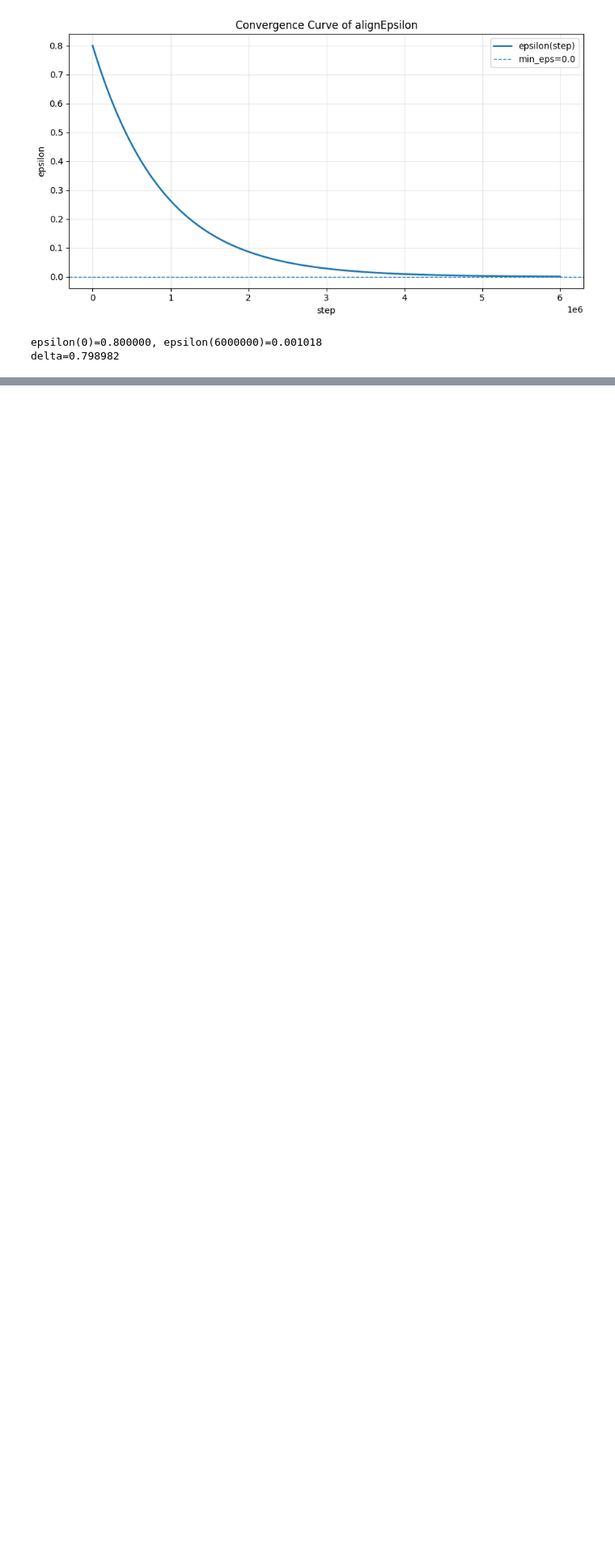
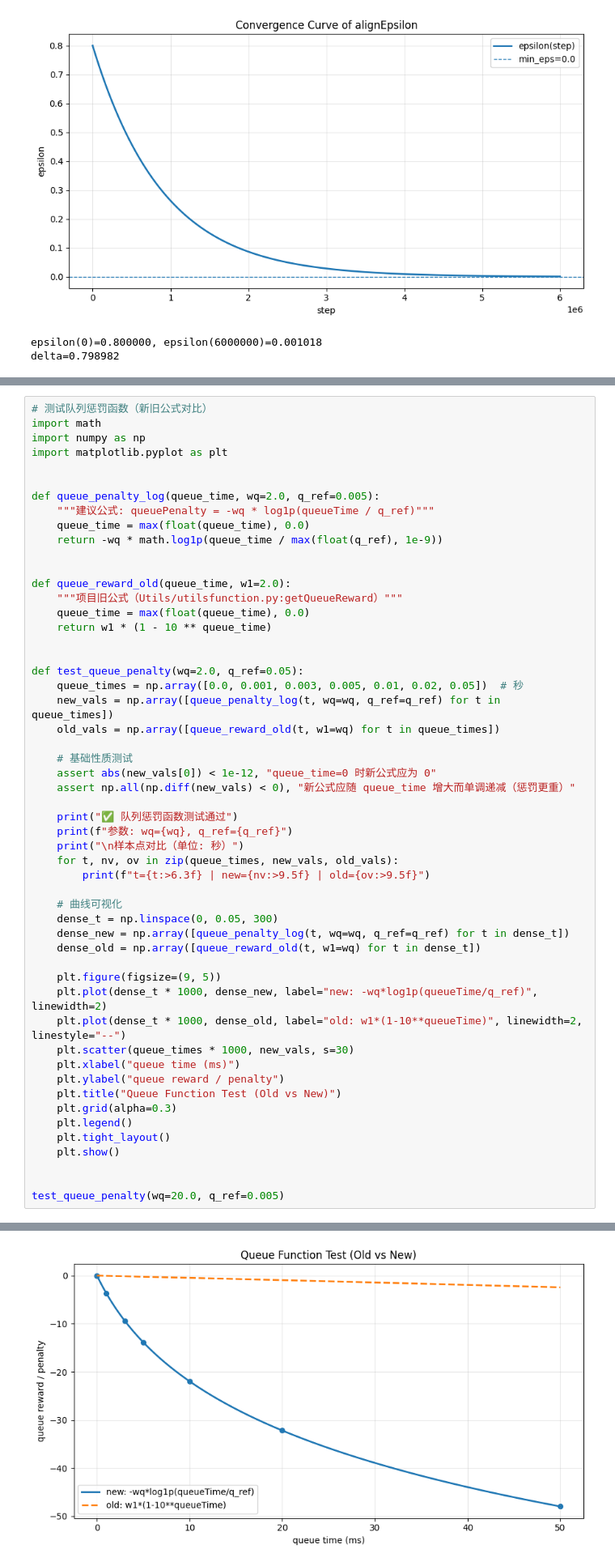
Before and after one commit to wuliuqi567/RL_SNRouting, a Jupyter notebook: docs/test_code.ipynb, the cells around one changed output, grey strips where cells are left out. Shown at 81% size. Drawn from its saved outputs; the diff is of its cells as text; blank space fills up the shorter version.

```diff
--- a/docs/test_code.ipynb
+++ b/docs/test_code.ipynb
@@ -61,0 +121,54 @@ delta=0.798982
+# %%
+# 测试队列惩罚函数（新旧公式对比）
+import math
+import numpy as np
+import matplotlib.pyplot as plt
+
+
+def queue_penalty_log(queue_time, wq=2.0, q_ref=0.005):
+    """建议公式: queuePenalty = -wq * log1p(queueTime / q_ref)"""
+    queue_time = max(float(queue_time), 0.0)
+    return -wq * math.log1p(queue_time / max(float(q_ref), 1e-9))
+
+
+def queue_reward_old(queue_time, w1=2.0):
+    """项目旧公式（Utils/utilsfunction.py:getQueueReward）"""
+    queue_time = max(float(queue_time), 0.0)
+    return w1 * (1 - 10 ** queue_time)
+
+
+def test_queue_penalty(wq=2.0, q_ref=0.05):
+    queue_times = np.array([0.0, 0.001, 0.003, 0.005, 0.01, 0.02, 0.05])  # 秒
+    new_vals = np.array([queue_penalty_log(t, wq=wq, q_ref=q_ref) for t in queue_times])
+    old_vals = np.array([queue_reward_old(t, w1=wq) for t in queue_times])
+
+    # 基础性质测试
+    assert abs(new_vals[0]) < 1e-12, "queue_time=0 时新公式应为 0"
+    assert np.all(np.diff(new_vals) < 0), "新公式应随 queue_time 增大而单调递减（惩罚更重）"
+
+    print("✅ 队列惩罚函数测试通过")
+    print(f"参数: wq={wq}, q_ref={q_ref}")
+    print("\n样本点对比（单位: 秒）")
+    for t, nv, ov in zip(queue_times, new_vals, old_vals):
+        print(f"t={t:>6.3f} | new={nv:>9.5f} | old={ov:>9.5f}")
+
+    # 曲线可视化
+    dense_t = np.linspace(0, 0.05, 300)
+    dense_new = np.array([queue_penalty_log(t, wq=wq, q_ref=q_ref) for t in dense_t])
+    dense_old = np.array([queue_reward_old(t, w1=wq) for t in dense_t])
+
+    plt.figure(figsize=(9, 5))
+    plt.plot(dense_t * 1000, dense_new, label="new: -wq*log1p(queueTime/q_ref)", linewidth=2)
+    plt.plot(dense_t * 1000, dense_old, label="old: w1*(1-10**queueTime)", linewidth=2, linestyle="--")
+    plt.scatter(queue_times * 1000, new_vals, s=30)
+    plt.xlabel("queue time (ms)")
+    plt.ylabel("queue reward / penalty")
+    plt.title("Queue Function Test (Old vs New)")
+    plt.grid(alpha=0.3)
+    plt.legend()
+    plt.tight_layout()
+    plt.show()
+
+
+test_queue_penalty(wq=20.0, q_ref=0.005)
+# %% [output]
@@ -61,0 +186 @@ delta=0.798982
+[figure, added]
```
Also changed, not shown: parts of 2 cells of this notebook, 4 other files.
